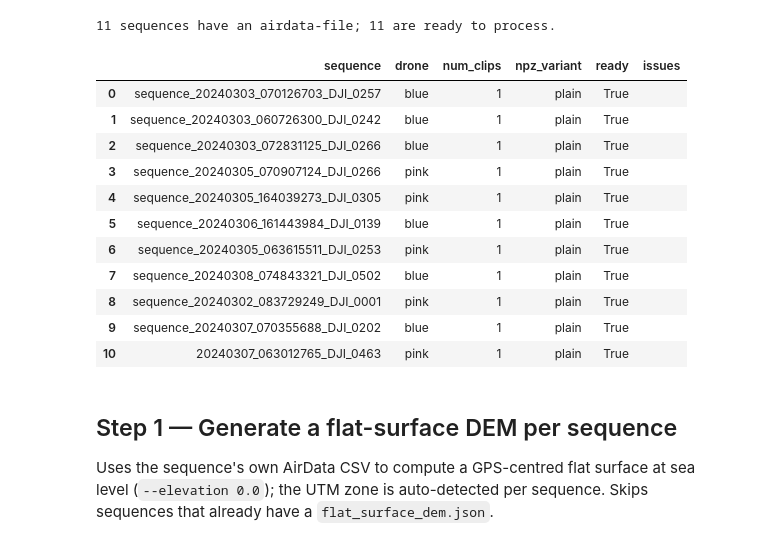
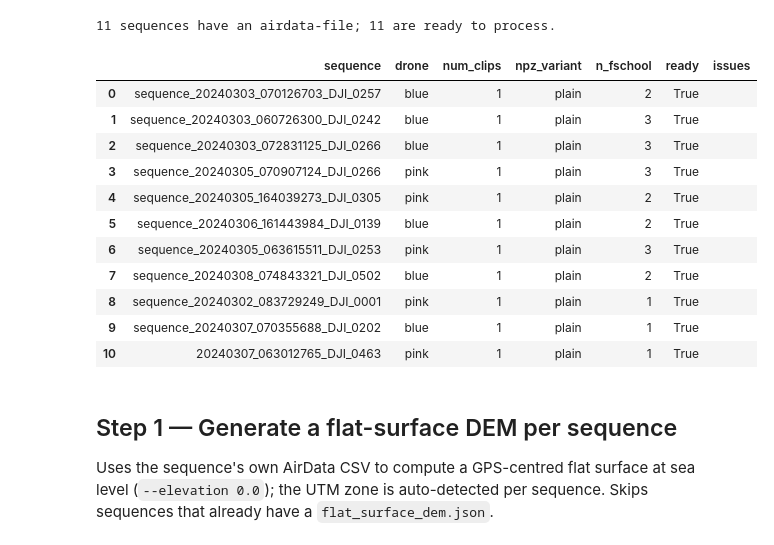
Before and after one commit to albiangela/TRexConnector, a Jupyter notebook: run_shark_pipeline.ipynb, the cells around one changed output. Saved outputs shown, nothing was run; the diff lists cells and outputs as text; code cells hidden in the pictures.

```diff
--- a/run_shark_pipeline.ipynb
+++ b/run_shark_pipeline.ipynb
@@ -184,6 +224,23 @@ def _resolve_npz(seq):
     if candidates:
         return "plain", sorted(candidates)
     return None, []
+
+
+def _resolve_fschool(seq):
+    """Fish-school posture tracklet ids for a sequence: every id with a
+    <seq>_fschool_posture_id<N>.npz file (the plain <seq>_fschool_id<N>.npz is a
+    simple bbox/centroid track like the shark npz - only the posture file carries
+    the outline/hole polygons export_georeferenced_fschool.py and the visualizer
+    actually use, so that's what gates whether an id is usable here)."""
+    if not os.path.isdir(NPZ_DIR):
+        return []
+    ids = []
+    for f in os.listdir(NPZ_DIR):
+        if f.startswith(f"{seq}_fschool_posture_id") and f.endswith(".npz"):
+            m = re.search(r"_id(\d+)\.npz$", f)
+            if m:
+                ids.append(int(m.group(1)))
+    return sorted(ids)
 
 
 def _build_merged_srt(seq, raw_srt_names):
@@ -254,6 +311,7 @@ def resolve_sequence(row):
     videos, srts = _resolve_video_and_srts(seq)
     calib_path = os.path.join(CALIB_DIR, f"{drone}_drone_combined.json") if drone else None
     npz_variant, npz_names = _resolve_npz(seq)
+    fschool_ids = _resolve_fschool(seq)
 
     missing_videos = [v for v in videos if not os.path.isfile(v)]
     missing_srts = [s for s in srts if not os.path.isfile(s)]
@@ -279,6 +337,7 @@ def resolve_sequence(row):
         "calib_path": calib_path,
         "npz_variant": npz_variant,
         "npz_paths": [os.path.join(NPZ_DIR, n) for n in npz_names],
+        "fschool_ids": fschool_ids,
         "ready": not missing_reasons,
         "issues": "; ".join(missing_reasons),
         "out_dir": os.path.join(OUTPUT_ROOT, seq),
@@ -293,20 +352,22 @@ print(f"{len(manifest)} sequences have an airdata-file; "
 # %% [output]
 11 sequences have an airdata-file; 11 are ready to process.
 # %%
-pd.DataFrame(manifest)[["sequence", "drone", "num_clips", "npz_variant", "ready", "issues"]]
+_manifest_df = pd.DataFrame(manifest)
+_manifest_df["n_fschool"] = _manifest_df["fschool_ids"].apply(len)
+_manifest_df[["sequence", "drone", "num_clips", "npz_variant", "n_fschool", "ready", "issues"]]
 # %% [output]
-|  | sequence | drone | num_clips | npz_variant | ready | issues |
-| 0 | sequence_20240303_070126703_DJI_0257 | blue | 1 | plain | True |  |
-| 1 | sequence_20240303_060726300_DJI_0242 | blue | 1 | plain | True |  |
-| 2 | sequence_20240303_072831125_DJI_0266 | blue | 1 | plain | True |  |
-| 3 | sequence_20240305_070907124_DJI_0266 | pink | 1 | plain | True |  |
-| 4 | sequence_20240305_164039273_DJI_0305 | pink | 1 | plain | True |  |
-| 5 | sequence_20240306_161443984_DJI_0139 | blue | 1 | plain | True |  |
-| 6 | sequence_20240305_063615511_DJI_0253 | pink | 1 | plain | True |  |
-| 7 | sequence_20240308_074843321_DJI_0502 | blue | 1 | plain | True |  |
-| 8 | sequence_20240302_083729249_DJI_0001 | pink | 1 | plain | True |  |
-| 9 | sequence_20240307_070355688_DJI_0202 | blue | 1 | plain | True |  |
-| 10 | 20240307_063012765_DJI_0463 | pink | 1 | plain | True |  |
+|  | sequence | drone | num_clips | npz_variant | n_fschool | ready | issues |
+| 0 | sequence_20240303_070126703_DJI_0257 | blue | 1 | plain | 2 | True |  |
+| 1 | sequence_20240303_060726300_DJI_0242 | blue | 1 | plain | 3 | True |  |
+| 2 | sequence_20240303_072831125_DJI_0266 | blue | 1 | plain | 3 | True |  |
+| 3 | sequence_20240305_070907124_DJI_0266 | pink | 1 | plain | 3 | True |  |
+| 4 | sequence_20240305_164039273_DJI_0305 | pink | 1 | plain | 2 | True |  |
+| 5 | sequence_20240306_161443984_DJI_0139 | blue | 1 | plain | 2 | True |  |
+| 6 | sequence_20240305_063615511_DJI_0253 | pink | 1 | plain | 3 | True |  |
+| 7 | sequence_20240308_074843321_DJI_0502 | blue | 1 | plain | 2 | True |  |
+| 8 | sequence_20240302_083729249_DJI_0001 | pink | 1 | plain | 1 | True |  |
+| 9 | sequence_20240307_070355688_DJI_0202 | blue | 1 | plain | 1 | True |  |
+| 10 | 20240307_063012765_DJI_0463 | pink | 1 | plain | 1 | True |  |
 # %% [markdown]
 ## Step 1 — Generate a flat-surface DEM per sequence
 
```
Also changed, not shown: parts of 14 cells of this notebook, 6 other files.
